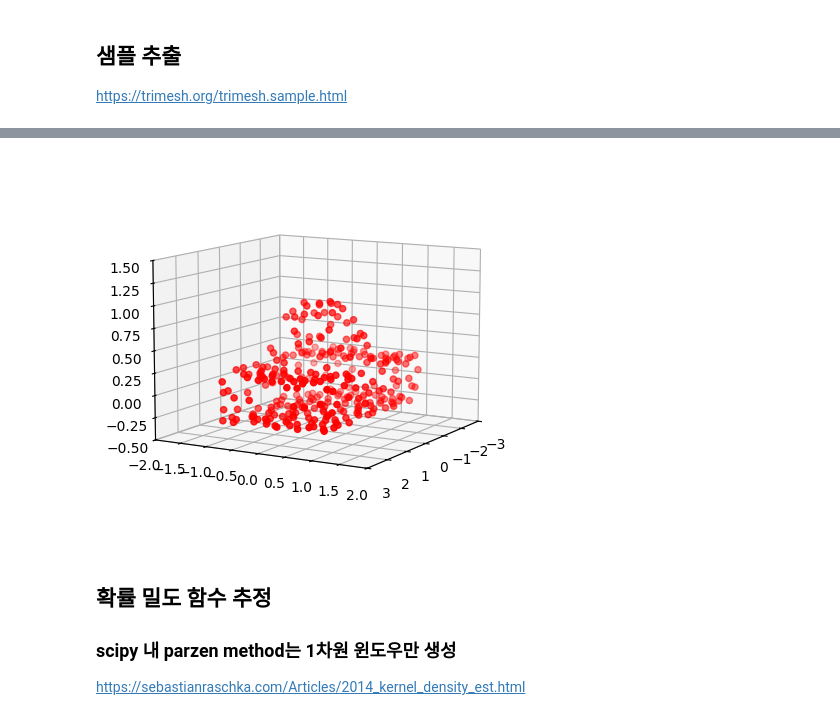
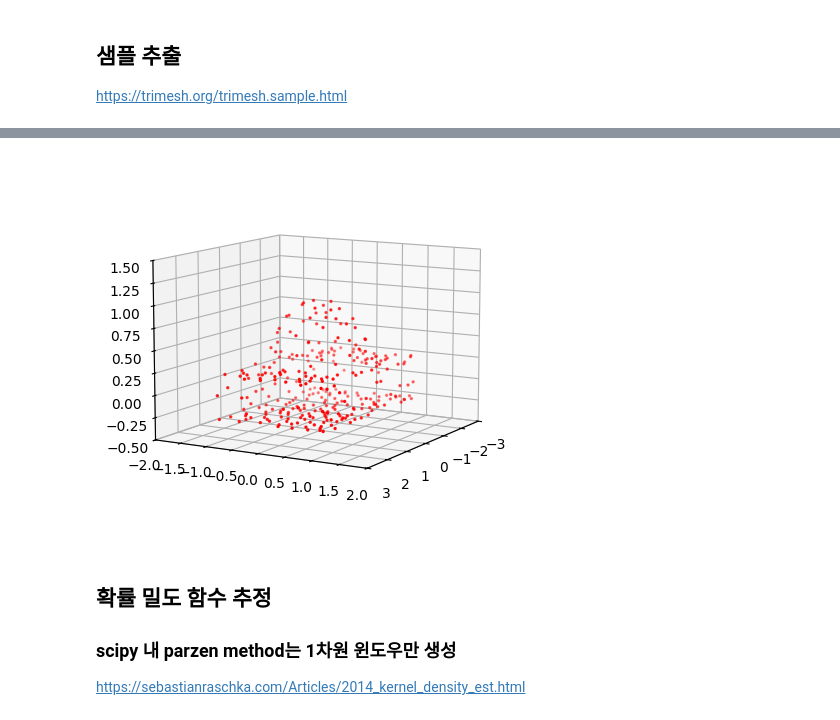
Before and after one commit to vinca0224/3D, a Jupyter notebook: trimesh.ipynb, the cells around one changed output, grey strips where cells are left out. Saved outputs shown, nothing was run; the diff lists cells and outputs as text; code cells hidden in the pictures.

```diff
--- a/trimesh.ipynb
+++ b/trimesh.ipynb
@@ -92,16 +92,16 @@ plt.show()
 # %%
 fig = plt.figure()
 ax = fig.add_subplot(111, projection='3d')
 
 # ax.plot_trisurf(vertices[:, 0], vertices[:, 1], vertices[:, 2], triangles=model.faces, color='white', alpha=0.5, edgecolor='gray', zorder=1)
-ax.scatter(points[:, 0], points[:, 1], points[:, 2], color='red', zorder=1)
+ax.scatter(points[:, 0], points[:, 1], points[:, 2], color='red', zorder=1, s=2)
 
 ax.view_init(elev=10, azim=30)
 
 plt.axis([-3, 3, -2, 2, -0.5,1.5])
 plt.show()
 # %% [output]
-[figure, old version]
+[figure, new version]
 # %% [markdown]
 ## 확률 밀도 함수 추정
 ### scipy 내 parzen method는 1차원 윈도우만 생성
```
Also changed, not shown: parts of 10 cells of this notebook, 2 other files.
